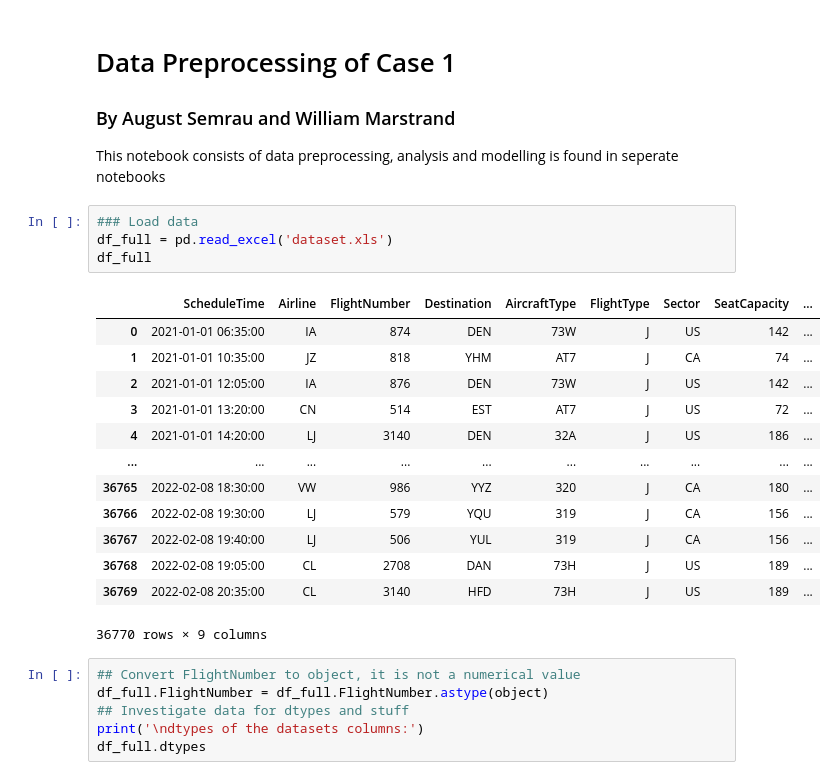
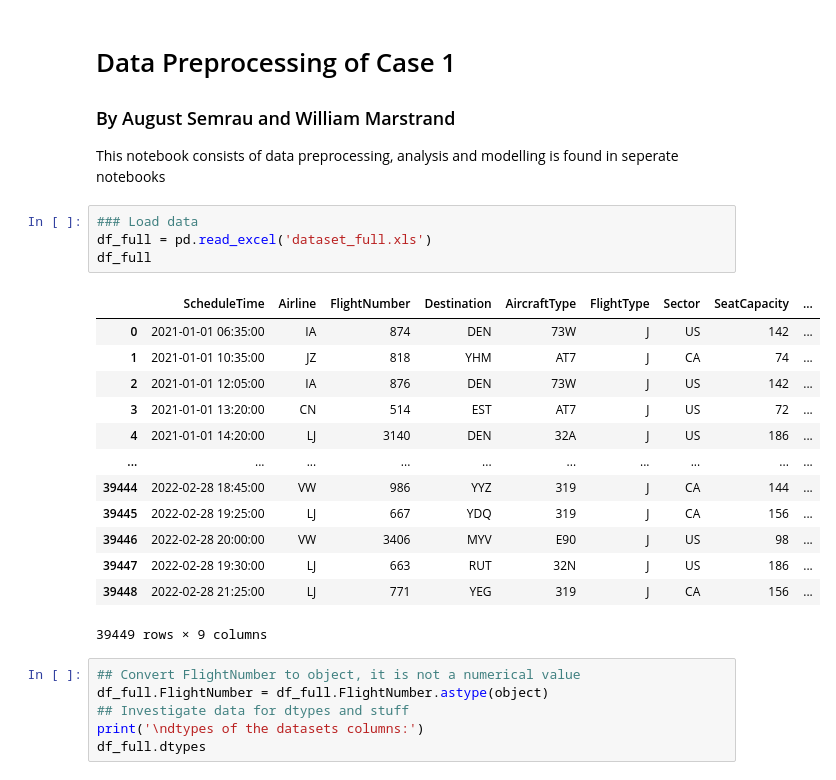
Before and after one commit to augustsemrau/02582case1, a Jupyter notebook: notebooks/data_preprocessing.ipynb, the cells around one changed output. Drawn from its saved outputs; the diff is of its cells as text.

```diff
--- a/notebooks/data_preprocessing.ipynb
+++ b/notebooks/data_preprocessing.ipynb
@@ -9,22 +9,22 @@ from tabulate import tabulate
 This notebook consists of data preprocessing, analysis and modelling is found in seperate notebooks
 # %%
 ### Load data
-df_full = pd.read_excel('dataset.xls')
+df_full = pd.read_excel('dataset_full.xls')
 df_full
 # %% [output]
 |  | ScheduleTime | Airline | FlightNumber | Destination | AircraftType | FlightType | Sector | SeatCapacity | ... |
 | 0 | 2021-01-01 06:35:00 | IA | 874 | DEN | 73W | J | US | 142 | ... |
 | 1 | 2021-01-01 10:35:00 | JZ | 818 | YHM | AT7 | J | CA | 74 | ... |
 | 2 | 2021-01-01 12:05:00 | IA | 876 | DEN | 73W | J | US | 142 | ... |
 | 3 | 2021-01-01 13:20:00 | CN | 514 | EST | AT7 | J | US | 72 | ... |
 | 4 | 2021-01-01 14:20:00 | LJ | 3140 | DEN | 32A | J | US | 186 | ... |
 | ... | ... | ... | ... | ... | ... | ... | ... | ... | ... |
-| 36765 | 2022-02-08 18:30:00 | VW | 986 | YYZ | 320 | J | CA | 180 | ... |
-| 36766 | 2022-02-08 19:30:00 | LJ | 579 | YQU | 319 | J | CA | 156 | ... |
-| 36767 | 2022-02-08 19:40:00 | LJ | 506 | YUL | 319 | J | CA | 156 | ... |
-| 36768 | 2022-02-08 19:05:00 | CL | 2708 | DAN | 73H | J | US | 189 | ... |
-| 36769 | 2022-02-08 20:35:00 | CL | 3140 | HFD | 73H | J | US | 189 | ... |
+| 39444 | 2022-02-28 18:45:00 | VW | 986 | YYZ | 319 | J | CA | 144 | ... |
+| 39445 | 2022-02-28 19:25:00 | LJ | 667 | YDQ | 319 | J | CA | 156 | ... |
+| 39446 | 2022-02-28 20:00:00 | VW | 3406 | MYV | E90 | J | US | 98 | ... |
+| 39447 | 2022-02-28 19:30:00 | LJ | 663 | RUT | 32N | J | US | 186 | ... |
+| 39448 | 2022-02-28 21:25:00 | LJ | 771 | YEG | 319 | J | CA | 156 | ... |
-36770 rows × 9 columns
+39449 rows × 9 columns
 # %%
 ## Convert FlightNumber to object, it is not a numerical value
 df_full.FlightNumber = df_full.FlightNumber.astype(object)
```
Also changed, not shown: parts of 5 cells of this notebook, 5 other files.
